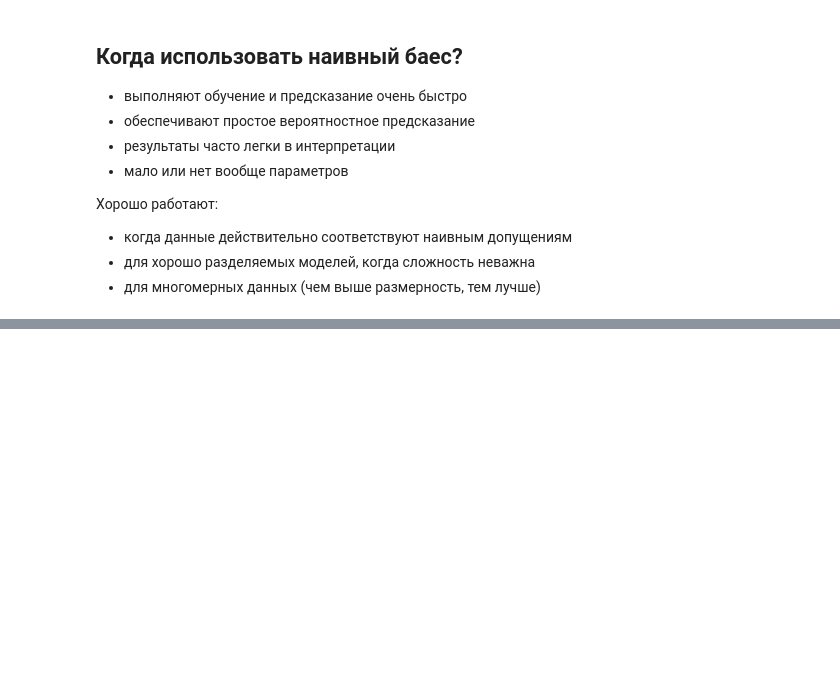
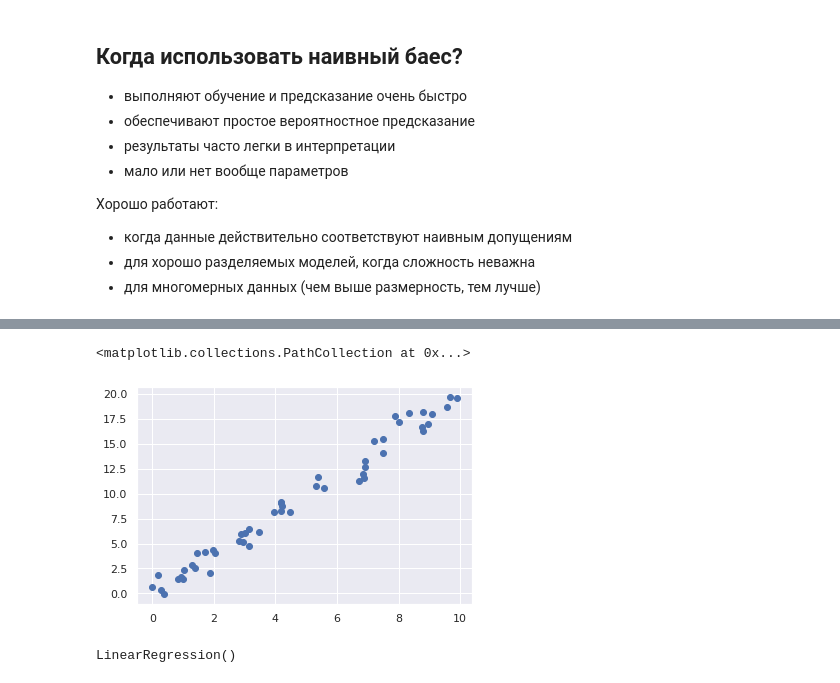
Before and after one commit to KonstantinKlepikov/all-python-ml-learning, a Jupyter notebook: ml-models-basic-learning.ipynb, the cells around one changed output, grey strips where cells are left out. Saved outputs shown, nothing was run; the diff lists cells and outputs as text; code cells hidden in the pictures; blank space fills up the shorter version.

```diff
--- a/ml-models-basic-learning.ipynb
+++ b/ml-models-basic-learning.ipynb
@@ -172,0 +179,8 @@ predict_category('religious people wait for ctistmas')
+# %%
+rnd = np.random.RandomState(1)
+x = 10 * rnd.rand(50)
+y = 2 * x - + rnd.randn(50)
+plt.scatter(x, y)
+# %% [output]
+<matplotlib.collections.PathCollection at 0x...>
+[figure, added]
@@ -172,0 +190,4 @@ predict_category('religious people wait for ctistmas')
+# %%
+model.fit(x[:, np.newaxis], y)
+# %% [output]
+LinearRegression()
```
Also changed, not shown: parts of 22 cells of this notebook.
